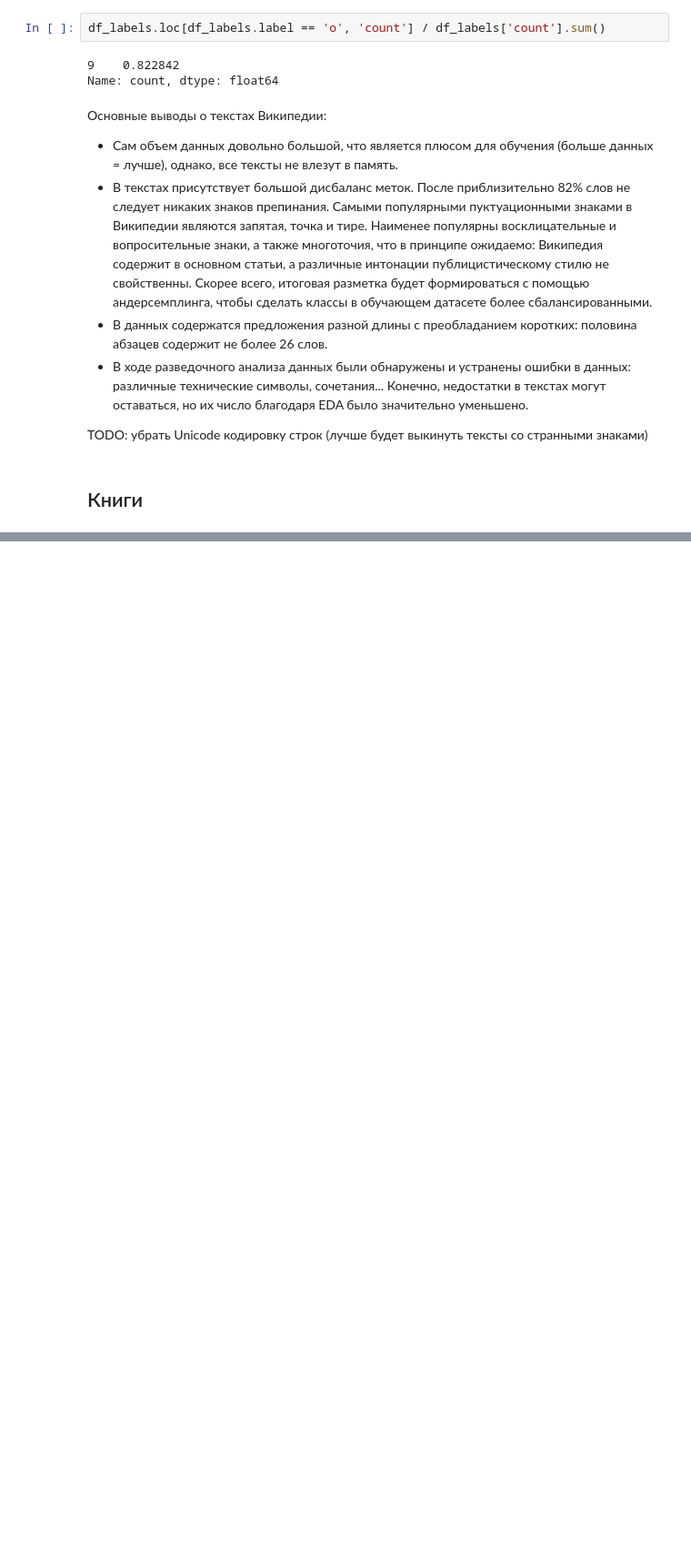
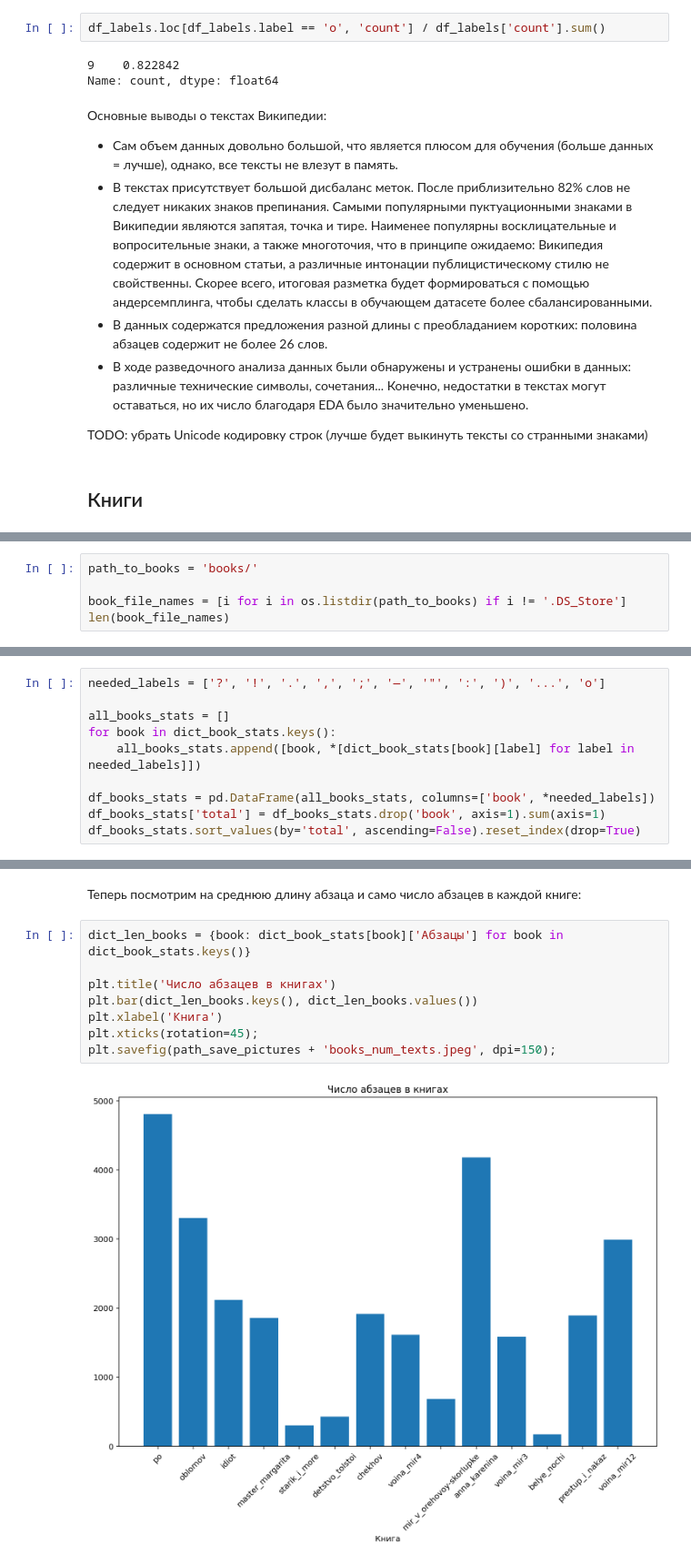
Before and after one commit to Markusiko/RuPunctNet, a Jupyter notebook: EDA/EDA.ipynb, the cells around one changed output, grey strips where cells are left out. Shown: that part at 91% size. Saved outputs shown, nothing was run; the diff lists cells and outputs as text; blank space fills up the shorter version.

Commit message:
add books EDA

```diff
--- a/EDA/EDA.ipynb
+++ b/EDA/EDA.ipynb
@@ -201,0 +204,5 @@ TODO: убрать Unicode кодировку строк (лучше будет
+# %%
+path_to_books = 'books/'
+
+book_file_names = [i for i in os.listdir(path_to_books) if i != '.DS_Store']
+len(book_file_names)
@@ -201,0 +279,10 @@ TODO: убрать Unicode кодировку строк (лучше будет
+# %%
+needed_labels = ['?', '!', '.', ',', ';', '—', '"', ':', ')', '...', 'o']
+
+all_books_stats = []
+for book in dict_book_stats.keys():
+    all_books_stats.append([book, *[dict_book_stats[book][label] for label in needed_labels]])
+
+df_books_stats = pd.DataFrame(all_books_stats, columns=['book', *needed_labels])
+df_books_stats['total'] = df_books_stats.drop('book', axis=1).sum(axis=1)
+df_books_stats.sort_values(by='total', ascending=False).reset_index(drop=True)
@@ -201,0 +332,12 @@ TODO: убрать Unicode кодировку строк (лучше будет
+# %% [markdown]
+Теперь посмотрим на среднюю длину абзаца и само число абзацев в каждой книге:
+# %%
+dict_len_books = {book: dict_book_stats[book]['Абзацы'] for book in dict_book_stats.keys()}
+
+plt.title('Число абзацев в книгах')
+plt.bar(dict_len_books.keys(), dict_len_books.values())
+plt.xlabel('Книга')
+plt.xticks(rotation=45);
+plt.savefig(path_save_pictures + 'books_num_texts.jpeg', dpi=150);
+# %% [output]
+[figure, added]
```
Also changed, not shown: parts of 14 cells of this notebook, 2 other files.
